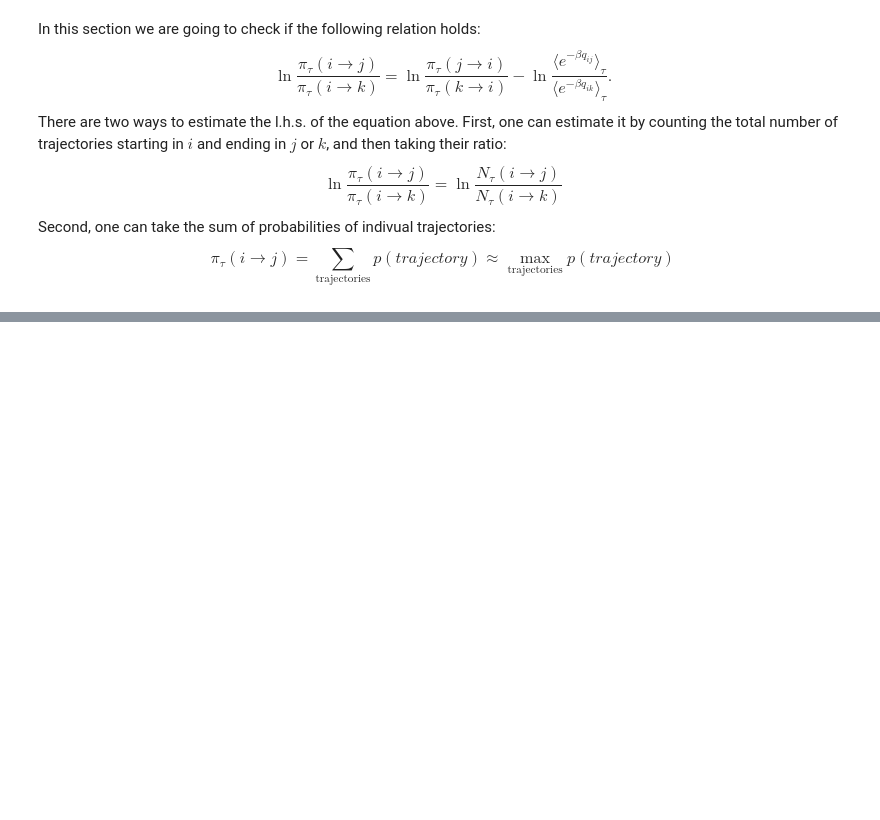
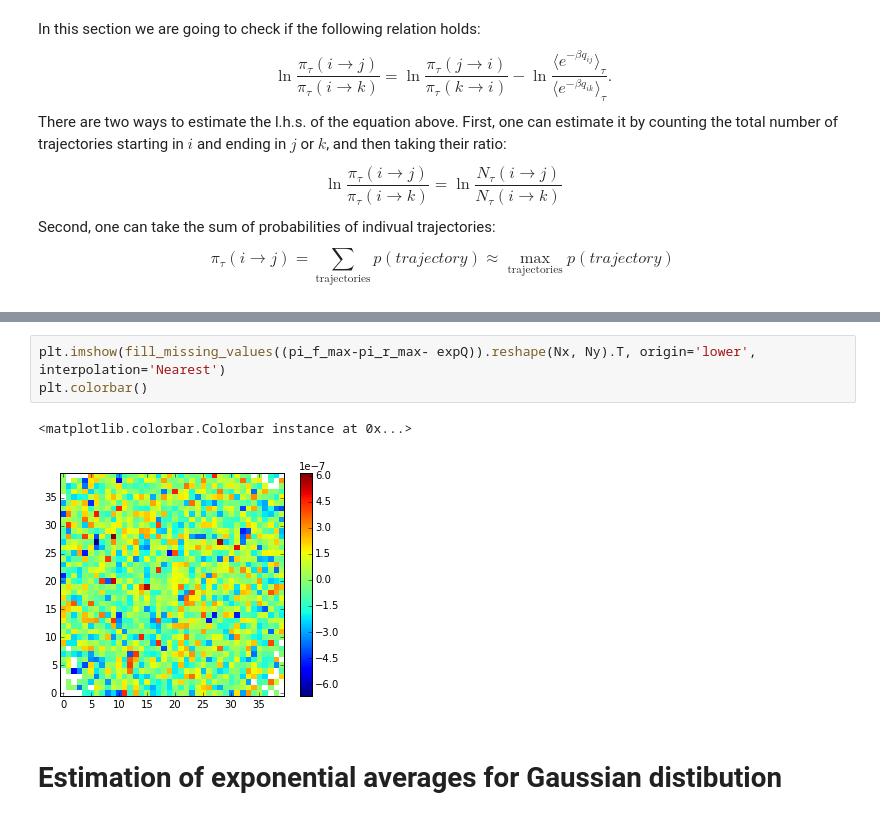
Before and after one commit to nperunov/ipython_notebook_shared, a Jupyter notebook: plot_logPf_Q.ipynb, the cells around one changed output, grey strips where cells are left out. Drawn from its saved outputs; the diff is of its cells as text; blank space fills up the shorter version.

```diff
--- a/plot_logPf_Q.ipynb
+++ b/plot_logPf_Q.ipynb
@@ -249,0 +291,8 @@ if traj1.shape:
+# %%
+plt.imshow(fill_missing_values((pi_f_max-pi_r_max- expQ)).reshape(Nx, Ny).T, origin='lower', interpolation='Nearest')
+plt.colorbar()
+# %% [output]
+<matplotlib.colorbar.Colorbar instance at 0x...>
+[figure, added]
+# %% [markdown]
+# Estimation of exponential averages for Gaussian distibution
```
Also changed, not shown: parts of 14 cells of this notebook.
